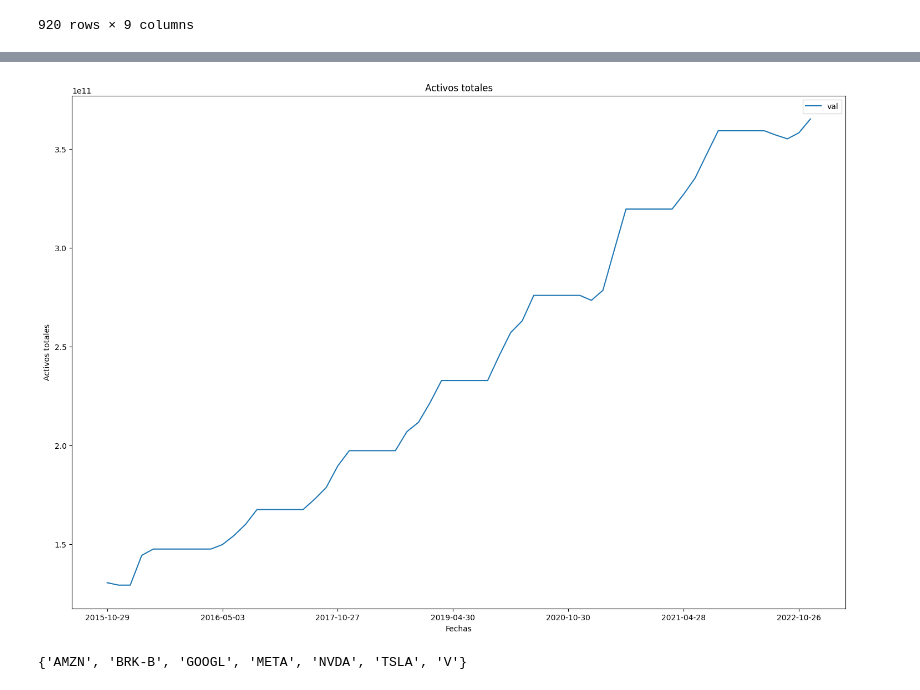
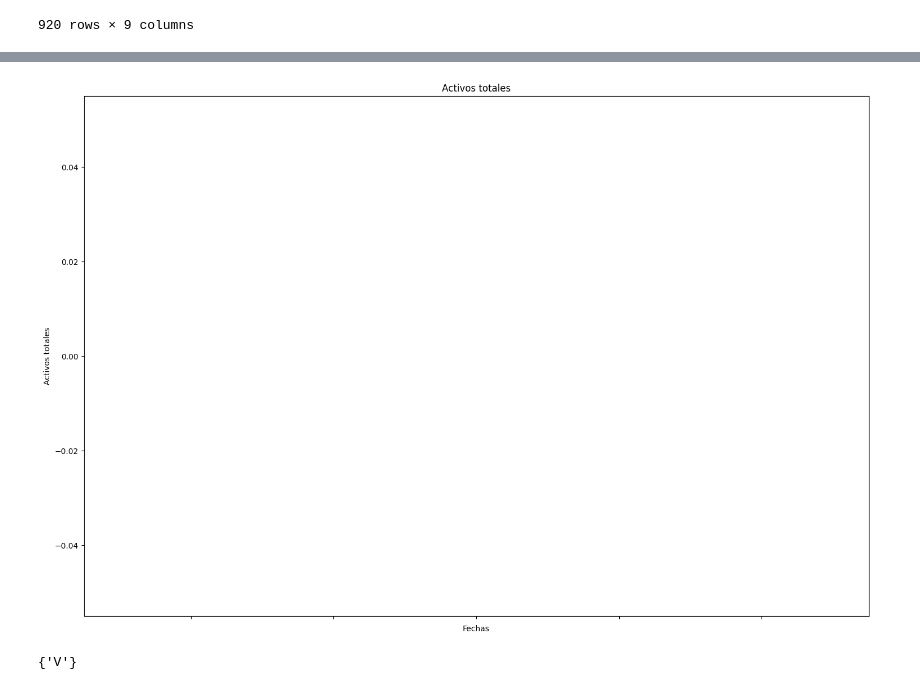
Before and after one commit to niconievadumas/Stock-Price-Predictor, a Jupyter notebook: sec_yt.ipynb, the cells around one changed output, grey strips where cells are left out. Saved outputs shown, nothing was run; the diff lists cells and outputs as text; code cells hidden in the pictures.

```diff
--- a/sec_yt.ipynb
+++ b/sec_yt.ipynb
@@ -61,3 +74,17 @@ full
 | 108 | 2022-09-30 | 85501000000 | 0001403161-23-000013 | 2023 | Q1 | 10-Q | 2023-01-27 | CY2022Q3I | V |
 | 109 | 2022-12-31 | 85387000000 | 0001403161-23-000013 | 2023 | Q1 | 10-Q | 2023-01-27 | CY2022Q4I | V |
 920 rows × 9 columns
+# %%
+full = pd.DataFrame()
+for i in range(len(tickers[:9])):
+    time.sleep(.1)
+    try:
+        response = requests.get(f"https://data.sec.gov/api/xbrl/companyfacts/{tickers['cik_str'][i]}.json", headers=headers)
+        assets = pd.json_normalize(response.json()['units']['USD'])
+        assets['ticker'] = tickers['ticker'][i]
+    except:
+        pass
+
+    full = pd.concat([assets, full], axis=0)
+
+full
@@ -64,11 +105,11 @@ full
 # %%
 googl = full[['filed', 'val']][full['ticker'] == 'GOOGL'].set_index('filed')
-googl.plot(figsize=(18,12), title='Activos totales', xlabel='Fechas', ylabel='Activos totales')
+googl.plot(figsize=(18,12), title='Activos totales', xlabel='Fechas', ylabel='Activos totales', legend=False)
 
 plt.show()
 # %% [output]
-[figure, old version]
+[figure, new version]
 # %%
 set(full['ticker'])
 # %% [output]
-{'AMZN', 'BRK-B', 'GOOGL', 'META', 'NVDA', 'TSLA', 'V'}
+{'V'}
```
Also changed, not shown: parts of 2 cells of this notebook, 9 other files.
